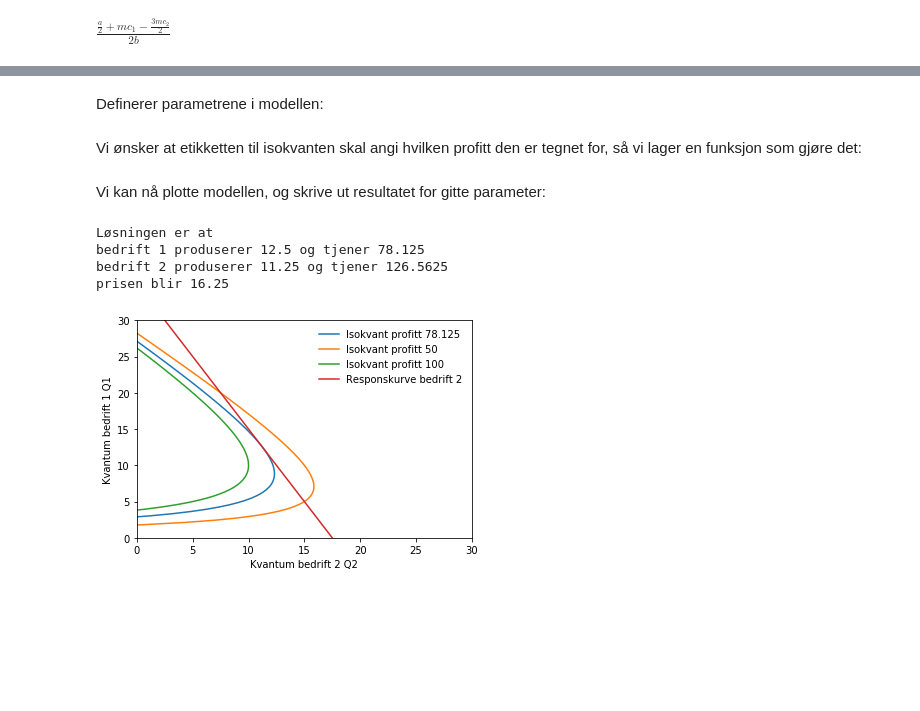
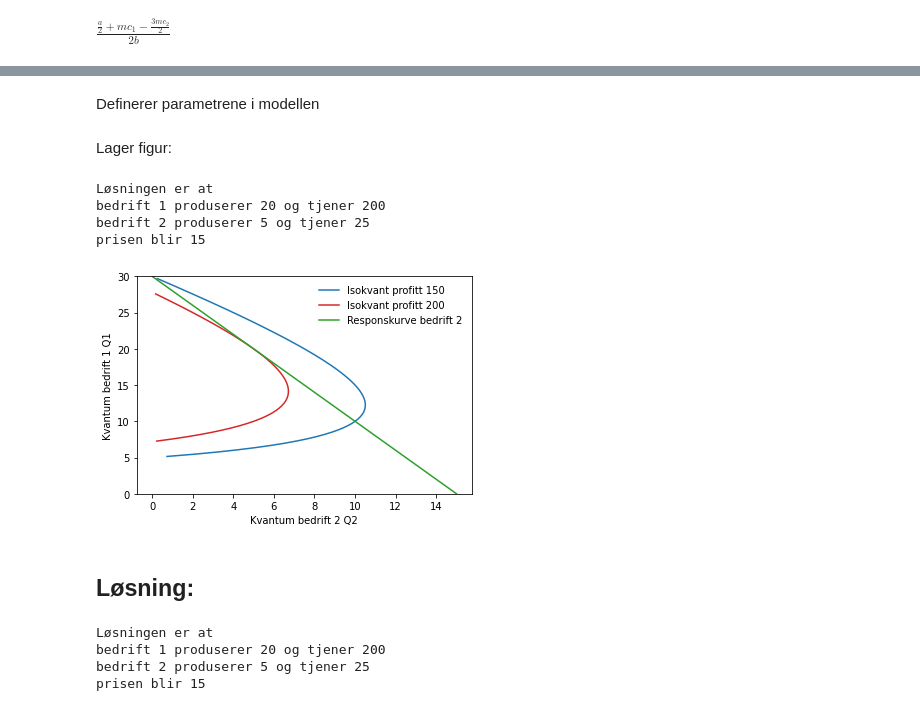
Before and after one commit to uit-sok-2030-v22/jupyter, a Jupyter notebook: stackelberg.ipynb, the cells around one changed output, grey strips where cells are left out. Drawn from its saved outputs; the diff is of its cells as text; code cells hidden in the pictures; blank space fills up the shorter version.

Commit message:
fixed stackelberg

```diff
--- a/stackelberg.ipynb
+++ b/stackelberg.ipynb
@@ -49,5 +59,6 @@ Setter inn i kvantumet til 2 i kvantumet til 1 for å få eksplisitt løsning av
 # %%
-Q2_sol2=Q2_sol1.subs({Q1:Q1_sol})
-Q2_sol2
+def Q2_sol(a,b,mc1,mc2):
+    return response2(Q1,mc2,a,b).subs({Q1: Q1_sol(a,b,mc1,mc2)})
+Q2_sol(a,b,mc1,mc2)
 # %% [output]
 $\displaystyle \frac{\frac{a}{2} + mc_{1} - \frac{3 mc_{2}}{2}}{2 b}$
@@ -56,5 +69,4 @@ Definerer en funksjon som kan regne ut likevektskvantaene:
 # %%
-stackelberg=lambdify(
-    (a,b,mc1,mc2),
-    (Q1_sol,Q2_sol2)
-)
+def stackelberg(a,b,mc1,mc2):
+    return  (Q1_sol(a,b,mc1,mc2),Q2_sol(a,b,mc1,mc2))
+stackelberg(a,b,mc1,mc2)
@@ -85,10 +101,9 @@ $\displaystyle \frac{- 2 Q_{2} b + a - mc_{1}}{b}$
 # %% [markdown]
-Definerer parametrene i modellen:
+Definerer parametrene i modellen
 # %%
-q = np.linspace(0,30,100)
+q1 = np.linspace(0,30,100)
+q2 = np.linspace(0,12,100)
 a_value=40
 b_value=1
-mc1_value=10
-mc2_value=5
+mc1_value=5
+mc2_value=10
-# %% [markdown]
-Vi ønsker at etikketten til isokvanten skal angi hvilken profitt den er tegnet for, så vi lager en funksjon som gjøre det:
@@ -103,52 +110,67 @@ def isoquant_plot(q,a_value,b_value,mc1_value,pi_val):
 # %% [markdown]
-Vi kan nå plotte modellen, og skrive ut resultatet for gitte parameter:
+Lager figur:
 # %%
 
 
 fig,ax=plt.subplots()
 ax.set_ylabel('Kvantum bedrift 1 Q1')
 ax.set_xlabel('Kvantum bedrift 2 Q2')
 
 
 #drawing respons curves
+pi_val=150
 
+ax.plot([isoquant1(i,a_value,b_value,mc1_value,pi_val) for i in q1],
+        q1,
+        label=f'Isokvant profitt {pi_val}',
+        color = 'tab:blue'
+       )
 
-isoquant_plot(q,a_value,b_value,mc1_value,
-              profit(Q1sol,Q2sol,mc1_value,a_value,b_value)
-             )
-isoquant_plot(q,a_value,b_value,mc1_value,
-              50
-             )
-
-isoquant_plot(q,a_value,b_value,mc1_value,
-              100
-             )
-
-ax.plot(q,
-        R2(q,a_value,b_value,mc2_value),
-        label='Responskurve bedrift 2'
+pi_val=200
+ax.plot([isoquant1(i,a_value,b_value,mc1_value,pi_val) for i in q1],
+        q1,
+        label=f'Isokvant profitt {pi_val}',
+        color = 'tab:red'
+       )
+ax.plot(
+        [response2(i,mc2_value, a_value,b_value) for i in q1],
+        q1,
+        label='Responskurve bedrift 2',
+        color = 'tab:green'
        )
 
 #setting range for y-axis.
 plt.ylim((0,30))
-plt.xlim((0,30))
 
 #adding legend:
 ax.legend(loc='upper right',frameon=False)
-
 
 Q1sol, Q2sol=stackelberg(a_value,b_value,mc1_value,mc2_value)
 
 print(f"""Løsningen er at
 bedrift 1 produserer {Q1sol} og tjener {profit(Q1sol,Q2sol,mc1_value,a_value,b_value)}
 bedrift 2 produserer {Q2sol} og tjener {profit(Q2sol,Q1sol,mc2_value,a_value,b_value)}
 prisen blir {P_demand(Q1sol+Q2sol,a_value,b_value)}
 
 
 """)
 # %% [output]
 Løsningen er at
-bedrift 1 produserer 12.5 og tjener 78.125
-bedrift 2 produserer 11.25 og tjener 126.5625
-prisen blir 16.25
+bedrift 1 produserer 20 og tjener 200
+bedrift 2 produserer 5 og tjener 25
+prisen blir 15
-[figure, old version]
+[figure, new version]
+# %% [markdown]
+## Løsning:
+# %%
+Q1sol, Q2sol=stackelberg(a_value,b_value,mc1_value,mc2_value)
+print(f"""Løsningen er at
+bedrift 1 produserer {Q1sol} og tjener {profit(Q1sol,Q2sol,mc1_value,a_value,b_value)}
+bedrift 2 produserer {Q2sol} og tjener {profit(Q2sol,Q1sol,mc2_value,a_value,b_value)}
+prisen blir {P_demand(Q1sol+Q2sol,a_value,b_value)}
+""")
+# %% [output]
+Løsningen er at
+bedrift 1 produserer 20 og tjener 200
+bedrift 2 produserer 5 og tjener 25
+prisen blir 15
```
Also changed, not shown: parts of 19 cells of this notebook.
